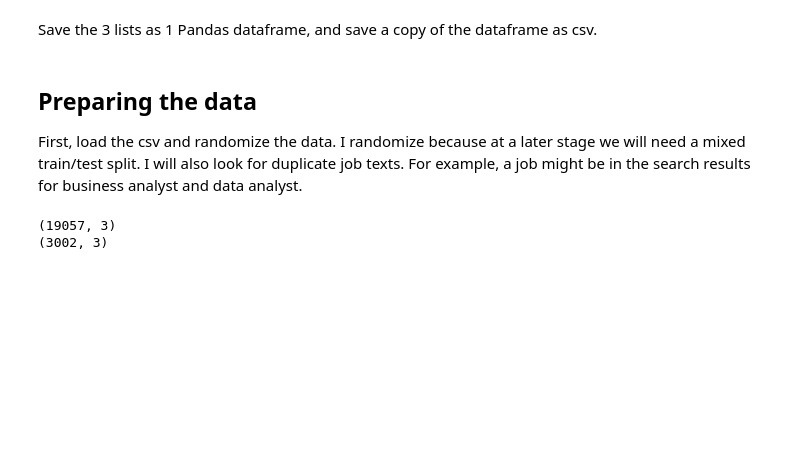
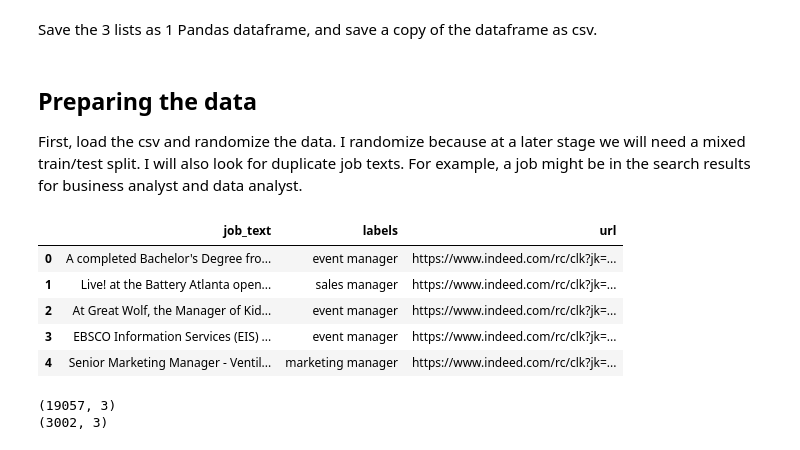
Before and after one commit to robinfaber/cv-app, a Jupyter notebook: cv-model.ipynb, the cells around one changed output. Drawn from its saved outputs; the diff is of its cells as text; code cells hidden in the pictures; blank space fills up the shorter version.

```diff
--- a/cv-model.ipynb
+++ b/cv-model.ipynb
@@ -163,6 +164,15 @@ df = pd.read_csv("data/jobs-data2.csv") # load the csv from file
 df = df.sample(frac=1).reset_index(drop=True) # randomize the data
 
 df_clean = df.drop_duplicates(subset="url", keep="first") # drop duplicate job_text, but keep the first
+# %%
+df_clean.head()
+# %% [output]
+|  | job_text | labels | url |
+| 0 | A completed Bachelor's Degree fro... | event manager | https://www.indeed.com/rc/clk?jk=... |
+| 1 | Live! at the Battery Atlanta open... | sales manager | https://www.indeed.com/rc/clk?jk=... |
+| 2 | At Great Wolf, the Manager of Kid... | event manager | https://www.indeed.com/rc/clk?jk=... |
+| 3 | EBSCO Information Services (EIS) ... | event manager | https://www.indeed.com/rc/clk?jk=... |
+| 4 | Senior Marketing Manager - Ventil... | marketing manager | https://www.indeed.com/rc/clk?jk=... |
 # %%
 print(df.shape) # shape with duplicates
 print(df_clean.shape) # shape without duplicates
```
Also changed, not shown: parts of 7 cells of this notebook, 6 other files.
